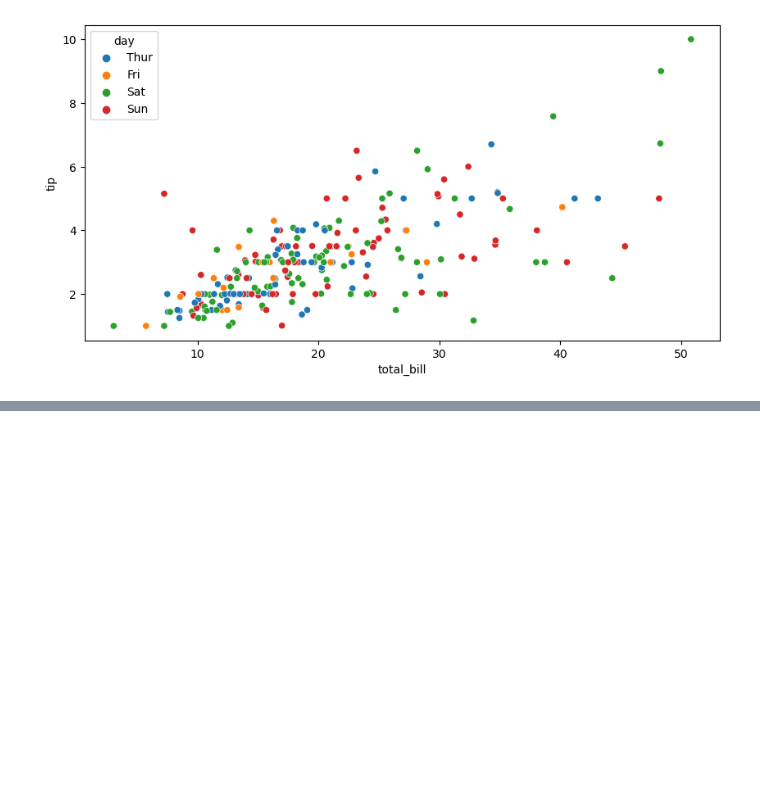
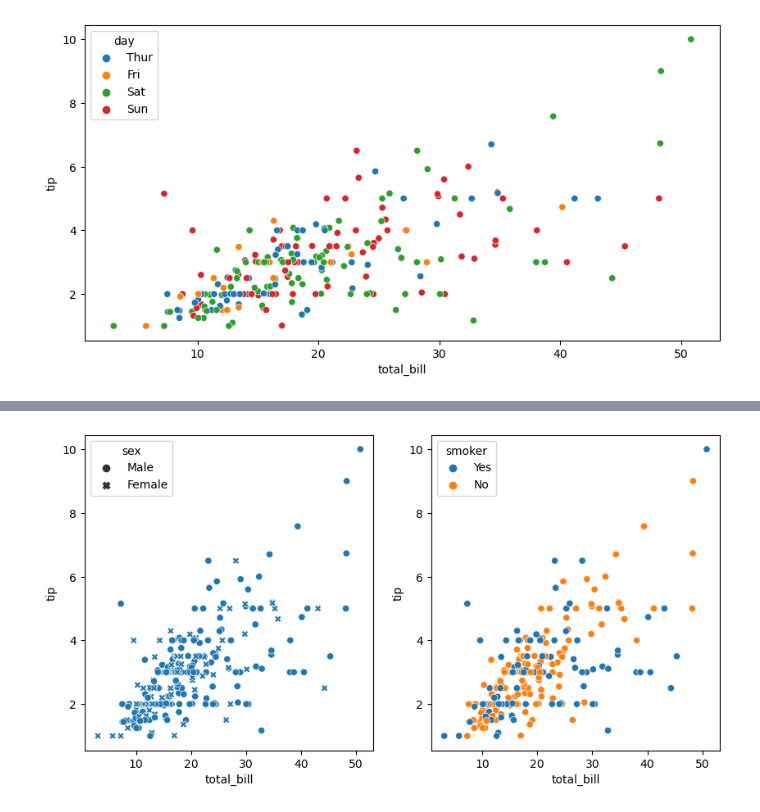
Before and after one commit to cumaalicelik/Data-Visualization, a Jupyter notebook: Seaborn.ipynb, the cells around one changed output, grey strips where cells are left out. Cells and saved outputs as stored; diff of their text form; code cells hidden in the pictures; blank space fills up the shorter version.

```diff
--- a/Seaborn.ipynb
+++ b/Seaborn.ipynb
@@ -133,0 +159,9 @@ plt.show()
+# %%
+fig, ax = plt.subplots(1,2, figsize=(10,5))
+
+sns.scatterplot(x= "total_bill", y= "tip", data= tips, style="sex", ax=ax[0])
+sns.scatterplot(x= "total_bill", y= "tip", data= tips, hue="smoker", ax=ax[1])
+
+plt.show()
+# %% [output]
+[figure, added]
```
Also changed, not shown: parts of 57 cells of this notebook.
